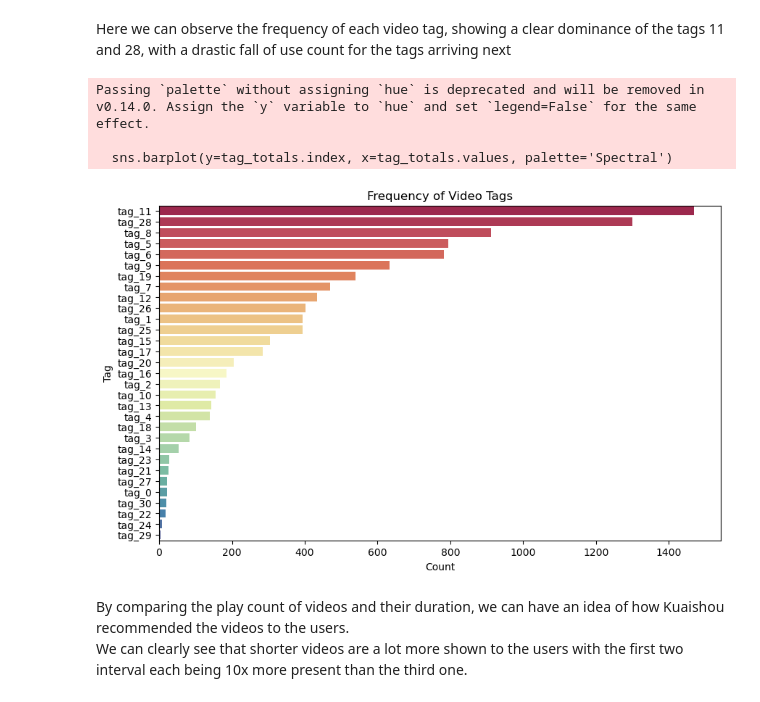
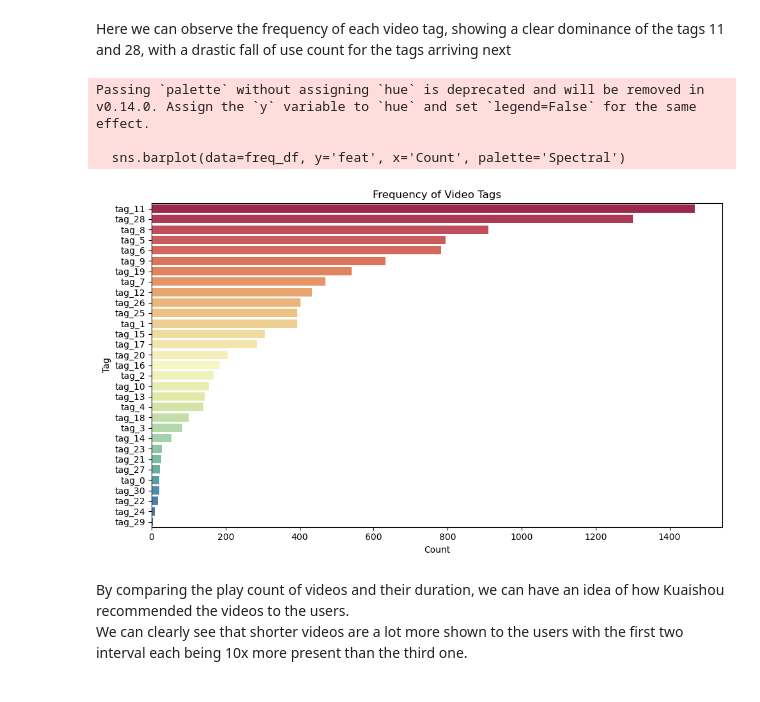
Before and after one commit to Noctilly/FinalProject_2025_LucasTilly, a Jupyter notebook: 2_data_analysis.ipynb, the cells around one changed output. Cells and saved outputs as stored; diff of their text form; code cells hidden in the pictures.

```diff
--- a/2_data_analysis.ipynb
+++ b/2_data_analysis.ipynb
@@ -108,20 +110,22 @@ plt.show()
 # %% [markdown]
 Here we can observe the frequency of each video tag, showing a clear dominance of the tags 11 and 28, with a drastic fall of use count for the tags arriving next
 # %%
-tag_cols = [col for col in item_categories_cleaned.columns if 'tag_' in col]
-tag_totals = item_categories_cleaned[tag_cols].sum().sort_values(ascending=False)
+tag_totals = item_categories_cleaned["feat"].value_counts().sort_values(ascending=False)
+freq_df = tag_totals.rename(index=lambda x: f'tag_{x}').reset_index()
+freq_df.columns = ['feat', 'Count']
 
 plt.figure(figsize=(10, 6))
-sns.barplot(y=tag_totals.index, x=tag_totals.values, palette='Spectral')
+sns.barplot(data=freq_df, y='feat', x='Count', palette='Spectral')
 plt.title('Frequency of Video Tags')
 plt.xlabel('Count')
 plt.ylabel('Tag')
+plt.tight_layout()
 plt.show()
 # %% [output]
 Passing `palette` without assigning `hue` is deprecated and will be removed in v0.14.0. Assign the `y` variable to `hue` and set `legend=False` for the same effect.
 
-  sns.barplot(y=tag_totals.index, x=tag_totals.values, palette='Spectral')
+  sns.barplot(data=freq_df, y='feat', x='Count', palette='Spectral')
-[figure, old version]
+[figure, new version]
 # %% [markdown]
 By comparing the play count of videos and their duration, we can have an idea of how Kuaishou recommended the videos to the users.\
 We can clearly see that shorter videos are a lot more shown to the users with the first two interval each being 10x more present than the third one.
```
Also changed, not shown: parts of 20 cells of this notebook, 11 other files.
